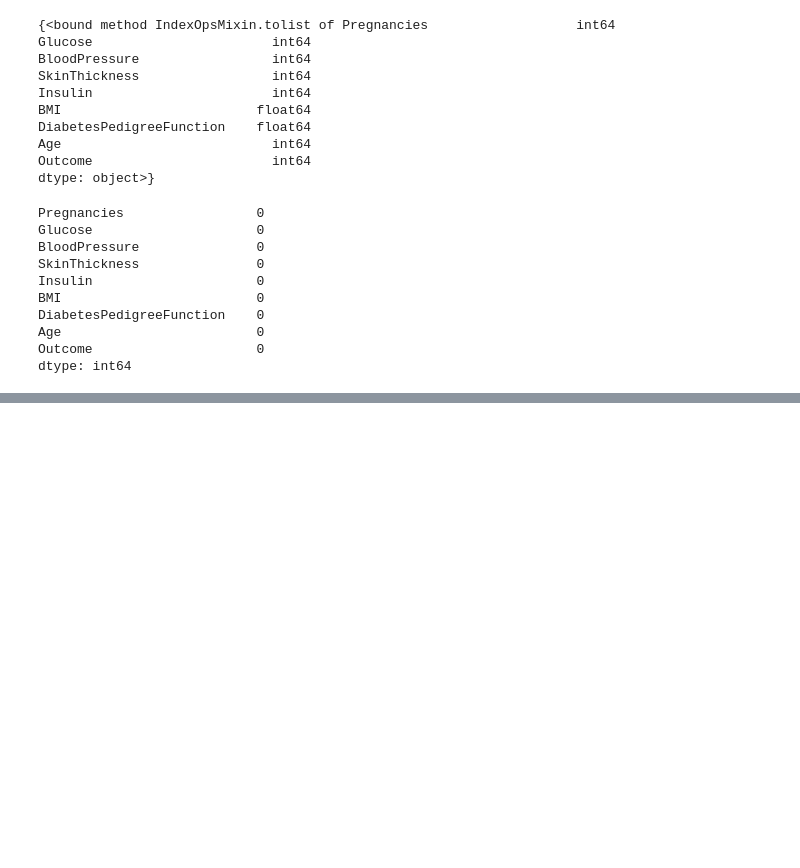
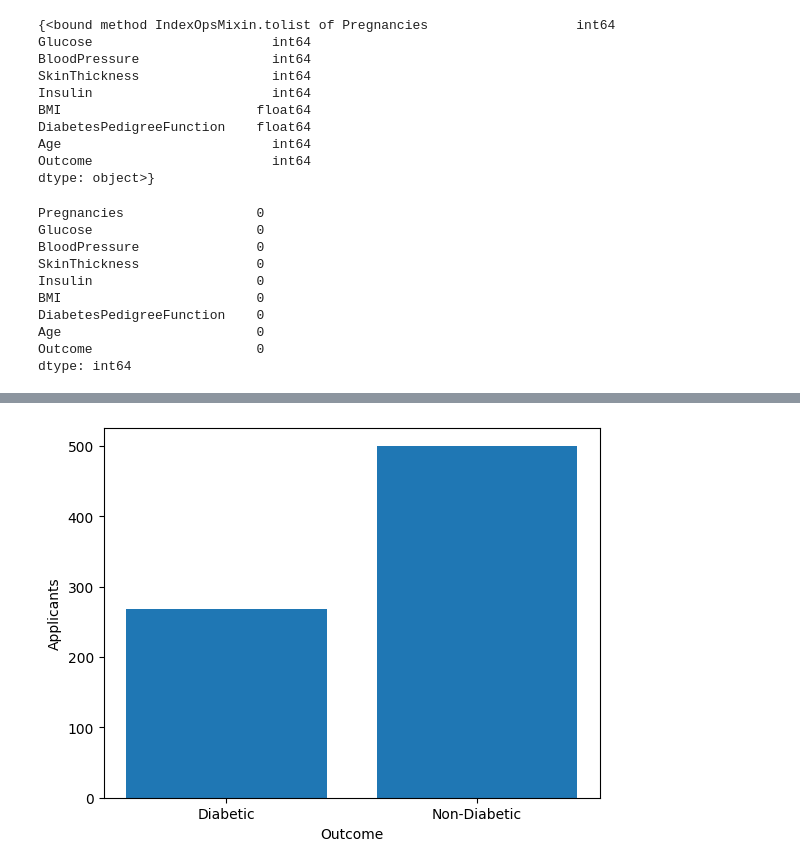
Before and after one commit to jervarghese/100NxtGenAITraining, a Jupyter notebook: 100_Next_Gen_AI_Engineers_Assignment_1.ipynb, the cells around one changed output, grey strips where cells are left out. Saved outputs shown, nothing was run; the diff lists cells and outputs as text; code cells hidden in the pictures; blank space fills up the shorter version.

```diff
--- a/100_Next_Gen_AI_Engineers_Assignment_1.ipynb
+++ b/100_Next_Gen_AI_Engineers_Assignment_1.ipynb
@@ -76,3 +85,18 @@ df.describe()
 | 50% | 3.000000 | 117.000000 | 72.000000 | 23.000000 | 30.500000 | 32.000000 | 0.372500 | 29.000000 | ... |
 | 75% | 6.000000 | 140.250000 | 80.000000 | 32.000000 | 127.250000 | 36.600000 | 0.626250 | 41.000000 | ... |
 | max | 17.000000 | 199.000000 | 122.000000 | 99.000000 | 846.000000 | 67.100000 | 2.420000 | 81.000000 | ... |
+# %%
+import matplotlib.pyplot as plt
+import seaborn as sns
+
+df['Outcome'].value_counts()
+labels=['Diabetic','Non-Diabetic']
+diabetic= (df['Outcome']==1).sum()
+non_diabetic = (df['Outcome']==0).sum()
+values=[diabetic,non_diabetic]
+plt.bar(labels,values)
+plt.xlabel("Outcome")
+plt.ylabel("Applicants")
+plt.show()
+# %% [output]
+[figure, added]
```
Also changed, not shown: parts of 14 cells of this notebook.
